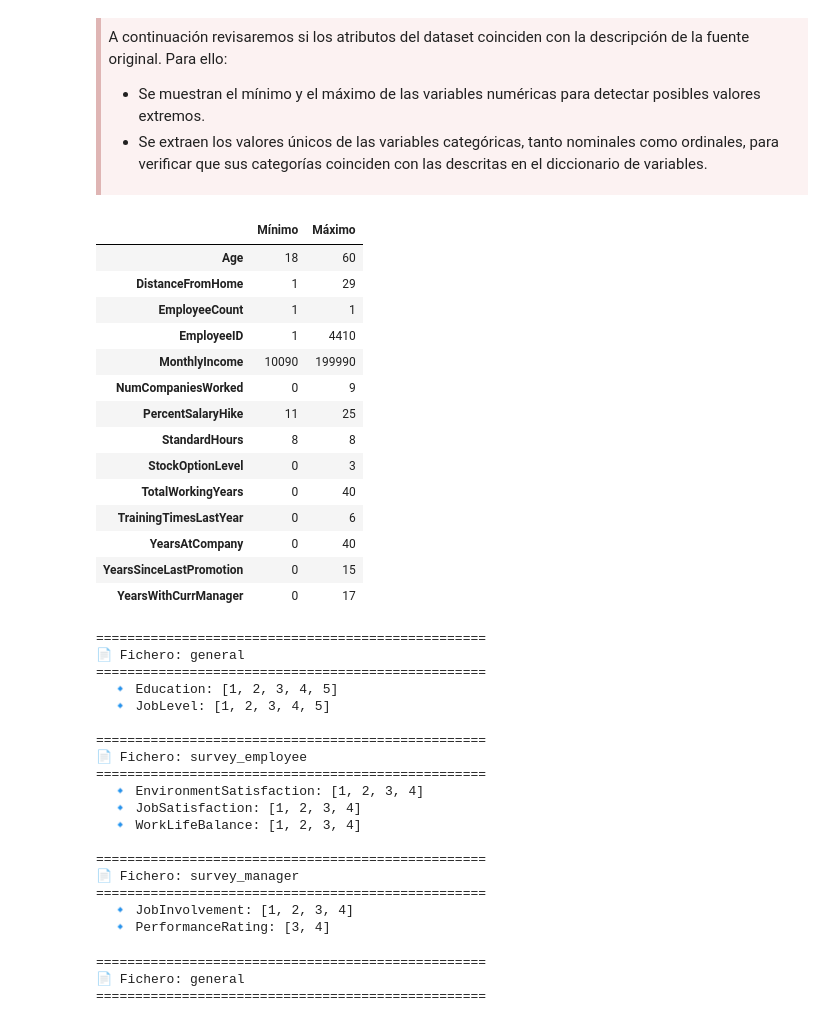
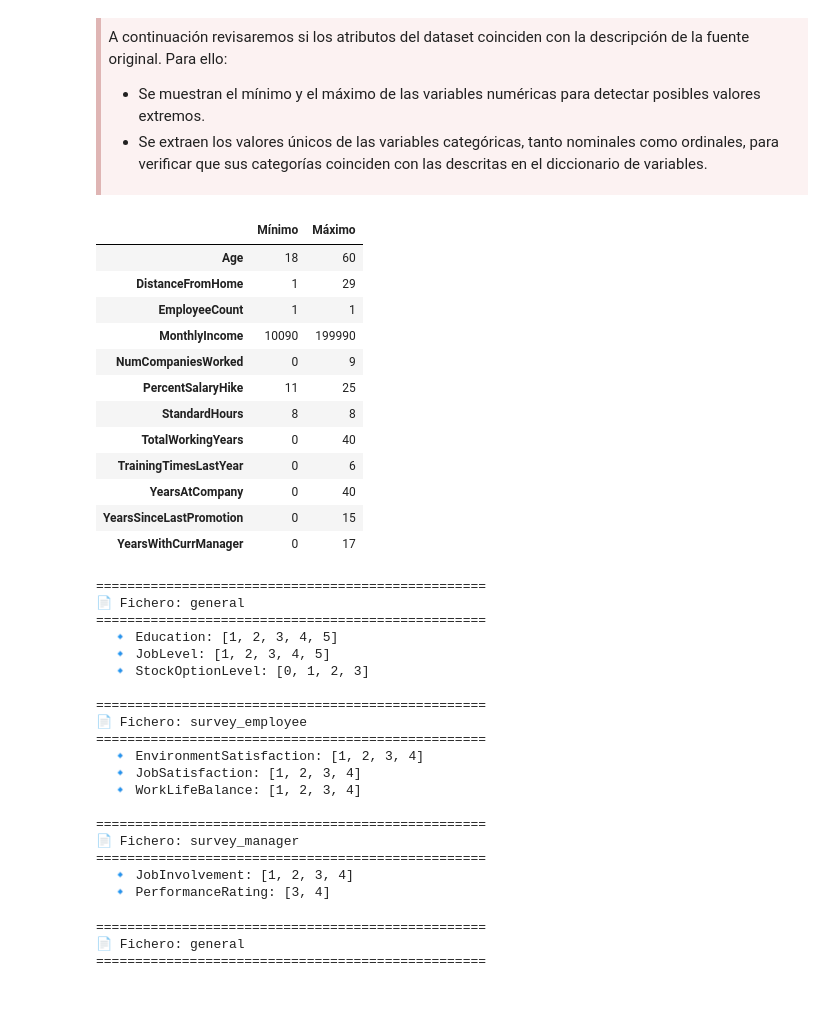
Before and after one commit to sangoumr/People_Analitics, a Jupyter notebook: EDA.ipynb, the cells around one changed output. Saved outputs shown, nothing was run; the diff lists cells and outputs as text; code cells hidden in the pictures.

```diff
--- a/EDA.ipynb
+++ b/EDA.ipynb
@@ -359,31 +359,30 @@ A continuación revisaremos si los atributos del dataset coinciden con la descri
 </div>
 # %%
 # Seleccionamos las columnas int del fichero general,
-# excluyendo las variables ordinales categóricas
-cols_excluir = ["Education", "JobLevel"]
+# excluyendo las variables ordinales categóricas y el
+# ID de empleado que no aporta información relevante para el análisis exploratorio.
+cols_excluir = ["EmployeeID","Education", "JobLevel", "StockOptionLevel"]
 
 cols_int_general = [col for col in dataframes["general"].select_dtypes(include="Int64").columns
                     if col not in cols_excluir]
 
 # Mostramos el máximo y mínimo de las columnas numéricas del fichero general
 # en formato vertical para facilitar la lectura
 display(
     dataframes["general"][cols_int_general]
     .agg(["min", "max"])
     .T
     .rename(columns={"min": "Mínimo", "max": "Máximo"})
 )
 # %% [output]
 |  | Mínimo | Máximo |
 | Age | 18 | 60 |
 | DistanceFromHome | 1 | 29 |
 | EmployeeCount | 1 | 1 |
-| EmployeeID | 1 | 4410 |
 | MonthlyIncome | 10090 | 199990 |
 | NumCompaniesWorked | 0 | 9 |
 | PercentSalaryHike | 11 | 25 |
 | StandardHours | 8 | 8 |
-| StockOptionLevel | 0 | 3 |
 | TotalWorkingYears | 0 | 40 |
 | TrainingTimesLastYear | 0 | 6 |
 | YearsAtCompany | 0 | 40 |
@@ -391,7 +390,7 @@ display(
 | YearsWithCurrManager | 0 | 17 |
 # %%
 # Seleccionamos las columnas categóricas ordinalesde cada fichero
-col_cat_general = ["Education", "JobLevel"]
+col_cat_general = ["Education", "JobLevel", "StockOptionLevel"]
 col_cat_survey_employee = ["EnvironmentSatisfaction", "JobSatisfaction", "WorkLifeBalance"]
 col_cat_survey_manager = ["JobInvolvement", "PerformanceRating"]
 
@@ -417,6 +416,7 @@ for name, cols in cols_to_validate.items():
 ==================================================
   🔹 Education: [1, 2, 3, 4, 5]
   🔹 JobLevel: [1, 2, 3, 4, 5]
+  🔹 StockOptionLevel: [0, 1, 2, 3]
 
 ==================================================
 📄 Fichero: survey_employee
```
Also changed, not shown: parts of 9 cells of this notebook.
